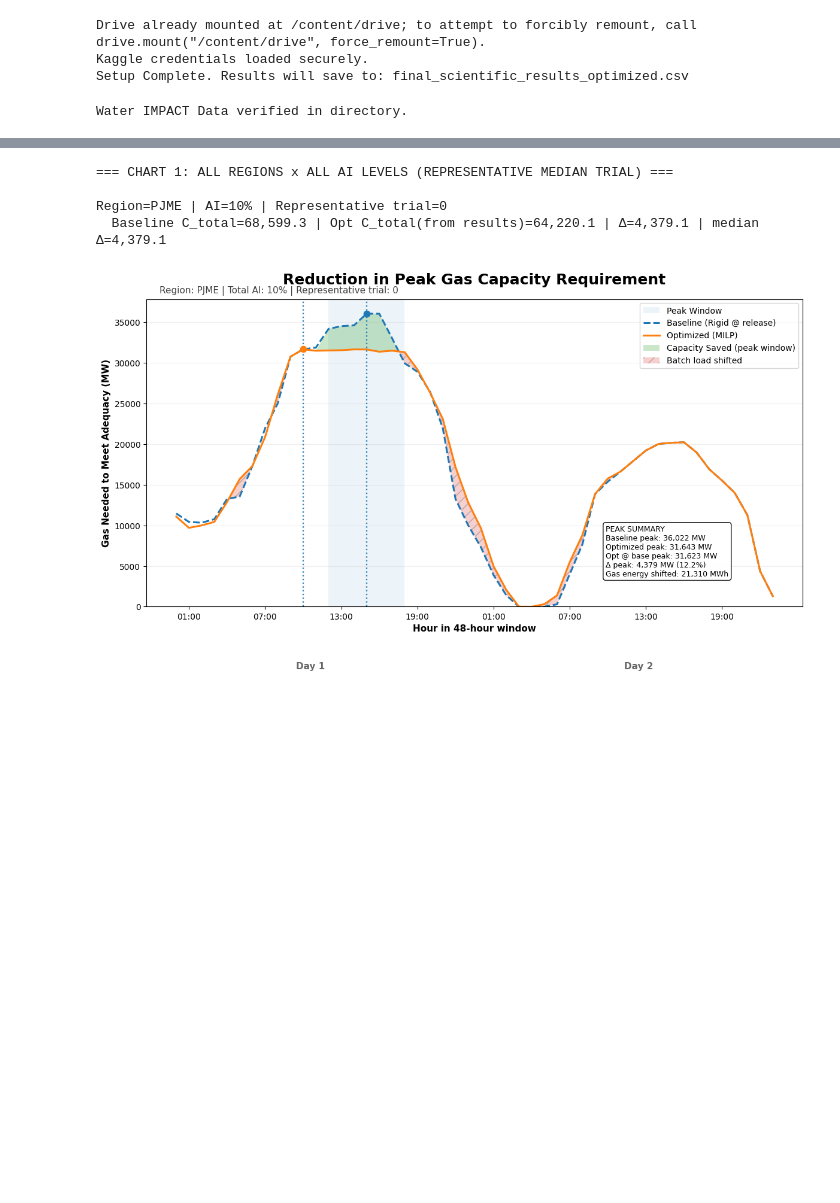
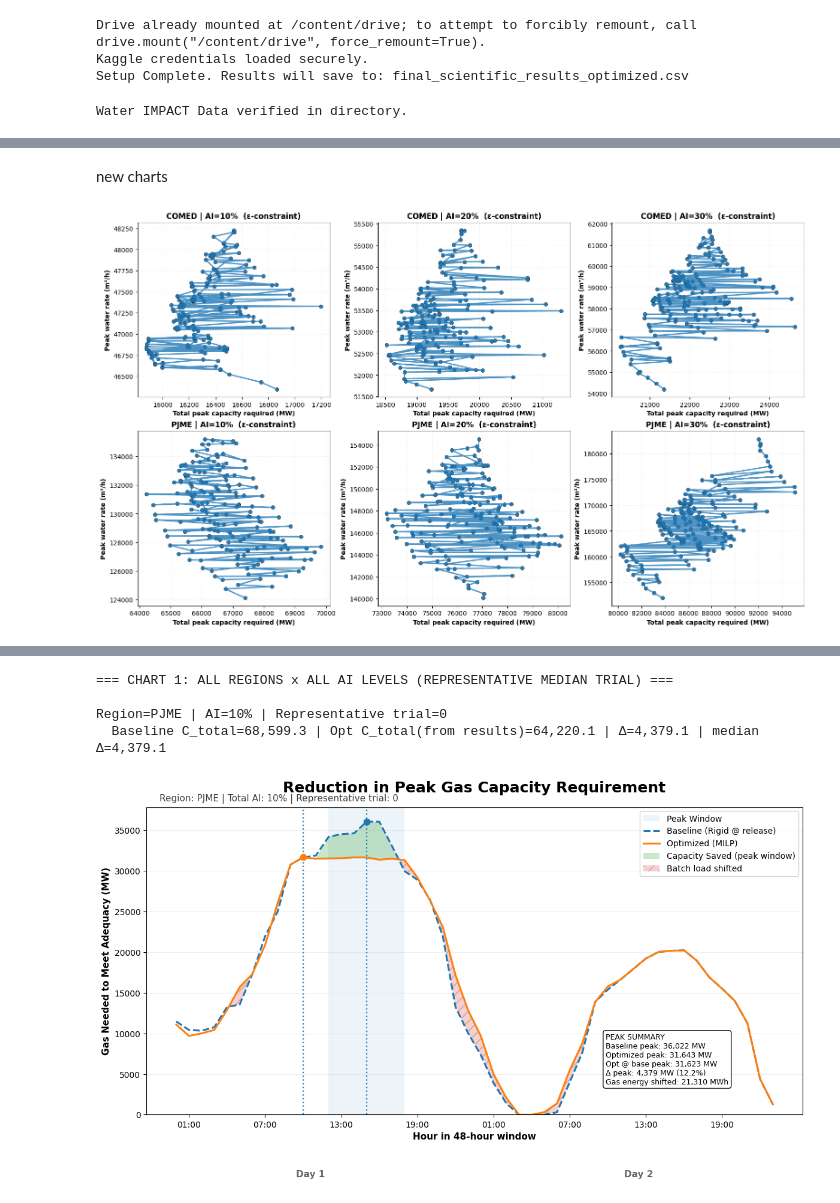
Before and after one commit to revak18/science_fair_2026, a Jupyter notebook: science_fair_2026_test.ipynb, the cells around one changed output, grey strips where cells are left out. Saved outputs shown, nothing was run; the diff lists cells and outputs as text; code cells hidden in the pictures; blank space fills up the shorter version.

```diff
--- a/science_fair_2026_test.ipynb
+++ b/science_fair_2026_test.ipynb
@@ -727,0 +1115,64 @@ Success! Scientific results saved to: final_scientific_results_optimized.csv
+# %% [markdown]
+new charts
+# %%
+# @title Plot ε-constraint Pareto frontiers (all regions, all AI levels)
+import os
+import numpy as np
+import pandas as pd
+import matplotlib.pyplot as plt
+
+RESULTS_FILE_EPS = "final_results_epsilon_frontier.csv"
+path = os.path.join(BASE_DIR, RESULTS_FILE_EPS)
+df = pd.read_csv(path)
+
+# Clean types
+for c in ["ai_fraction","trial","epsilon_water_cap","total_peak_mw","water_peak_m3h"]:
+    df[c] = pd.to_numeric(df[c], errors="coerce")
+
+df = df.dropna(subset=["region","ai_fraction","epsilon_water_cap","total_peak_mw","water_peak_m3h"])
+
+regions = sorted(df["region"].unique().tolist())
+ai_levels = sorted(df["ai_fraction"].unique().tolist())
+
+nrows = len(regions)
+ncols = len(ai_levels)
+
+fig, axes = plt.subplots(nrows, ncols, figsize=(5.2*ncols, 4.6*nrows), constrained_layout=True)
+if nrows == 1 and ncols == 1:
+    axes = np.array([[axes]])
+elif nrows == 1:
+    axes = np.array([axes])
+elif ncols == 1:
+    axes = np.array([[ax] for ax in axes])
+
+for i, r in enumerate(regions):
+    for j, a in enumerate(ai_levels):
+        ax = axes[i, j]
+        sub = df[(df["region"] == r) & (np.isclose(df["ai_fraction"], a, atol=1e-9))].copy()
+        if sub.empty:
+            ax.set_axis_off()
+            continue
+
+        # Aggregate across trials at each epsilon
+        g = sub.groupby("epsilon_water_cap", as_index=False).agg(
+            total_peak_mw=("total_peak_mw","mean"),
+            water_peak_m3h=("water_peak_m3h","mean")
+        ).sort_values("epsilon_water_cap")
+
+        x = g["total_peak_mw"].to_numpy()
+        y = g["water_peak_m3h"].to_numpy()
+
+        # points + line ordered by ε (valid)
+        ax.plot(x, y, linewidth=2.0, alpha=0.8)
+        ax.scatter(x, y, s=35, edgecolor="black", linewidth=0.4, alpha=0.95)
+
+        ax.set_title(f"{r} | AI={int(a*100)}%  (ε-constraint)", fontweight="bold")
+        ax.set_xlabel("Total peak capacity required (MW)", fontweight="bold")
+        ax.set_ylabel("Peak water rate (m³/h)", fontweight="bold")
+        ax.grid(True, linestyle=":", alpha=0.25)
+        for sp in ("top","right"):
+            ax.spines[sp].set_alpha(0.25)
+
+plt.show()
+# %% [output]
+[figure, added]
```
Also changed, not shown: parts of 16 cells of this notebook.
